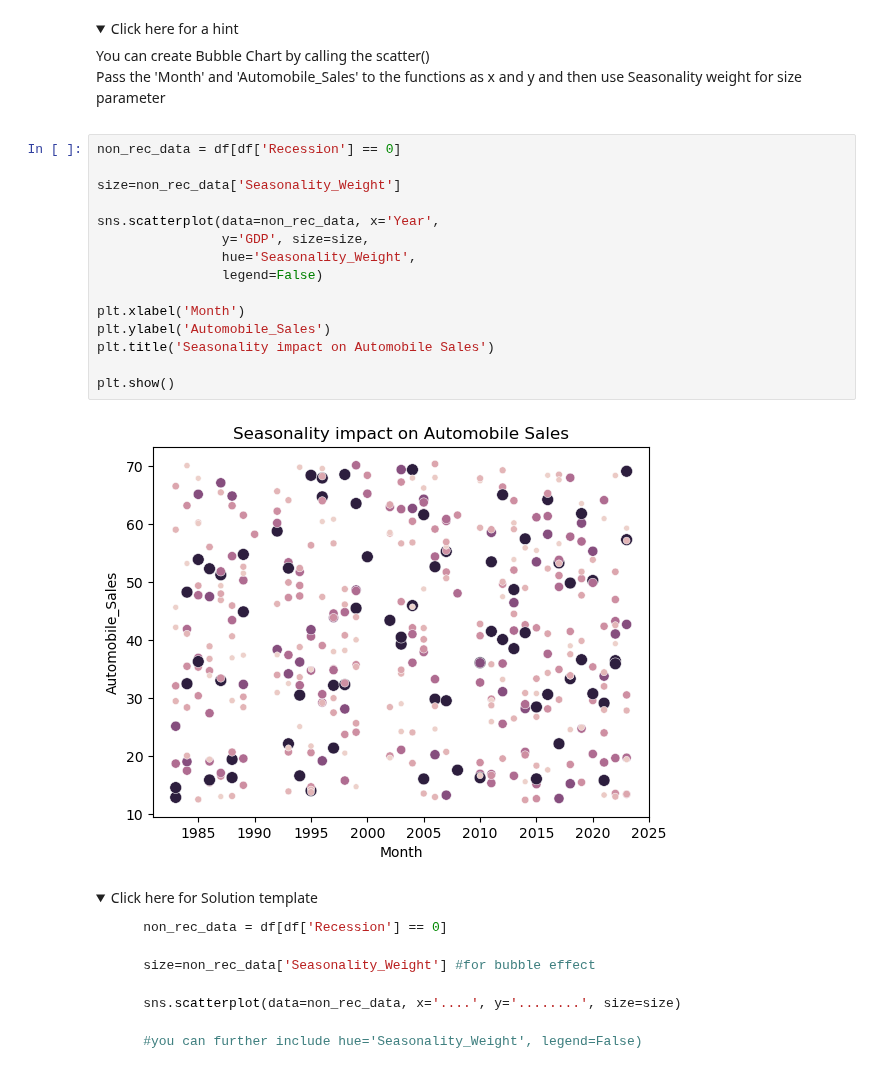
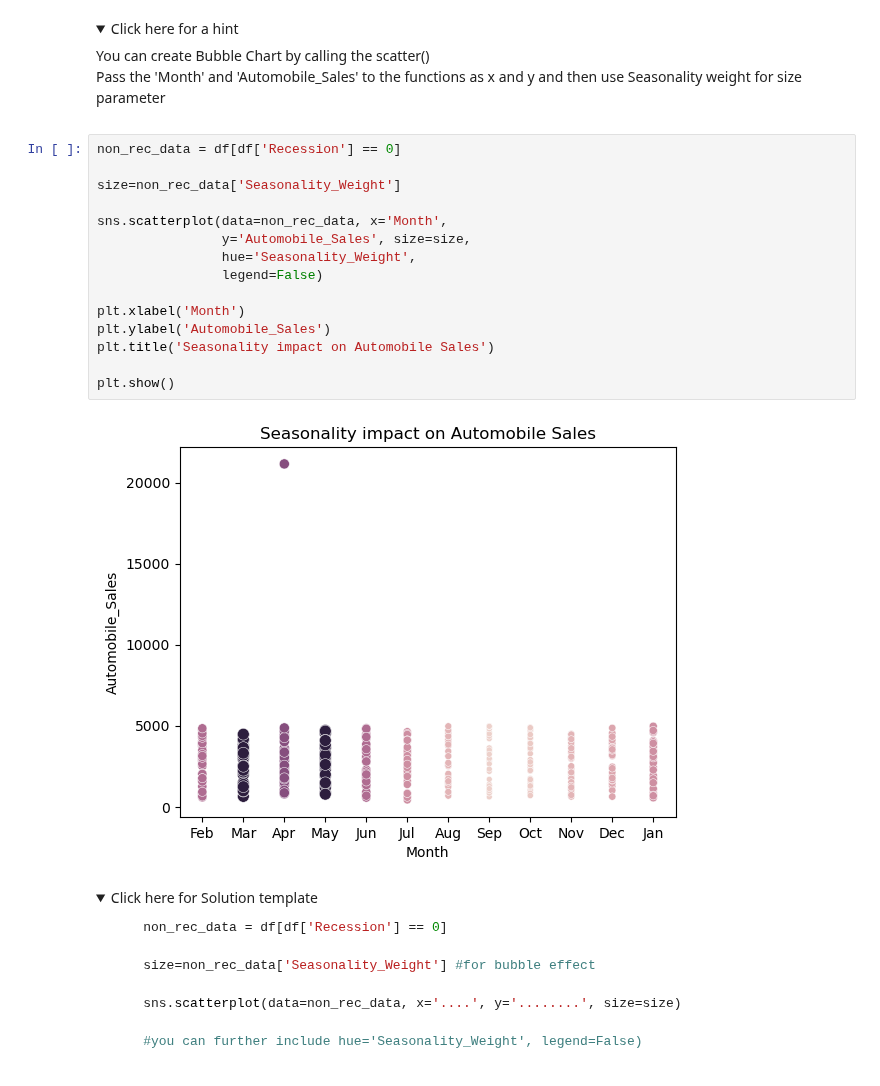
Before and after one commit to EIDSTER/coursera, a Jupyter notebook: DV0101EN-Exercise-Final-Assignment-Part-1-20230614-1686700800.jupyterlite.ipynb, the cells around one changed output. Drawn from its saved outputs; the diff is of its cells as text; folded sections open.

```diff
--- a/DV0101EN-Exercise-Final-Assignment-Part-1-20230614-1686700800.jupyterlite.ipynb
+++ b/DV0101EN-Exercise-Final-Assignment-Part-1-20230614-1686700800.jupyterlite.ipynb
@@ -543,20 +543,20 @@ Title this plot as 'Seasonality impact on Automobile Sales'
 # %%
 non_rec_data = df[df['Recession'] == 0]
 
 size=non_rec_data['Seasonality_Weight']
 
-sns.scatterplot(data=non_rec_data, x='Year',
-                y='GDP', size=size,
+sns.scatterplot(data=non_rec_data, x='Month',
+                y='Automobile_Sales', size=size,
                 hue='Seasonality_Weight',
                 legend=False)
 
 plt.xlabel('Month')
 plt.ylabel('Automobile_Sales')
 plt.title('Seasonality impact on Automobile Sales')
 
 plt.show()
 # %% [output]
-[figure, old version]
+[figure, new version]
 # %% [markdown]
 <details>
 <summary>Click here for Solution template</summary>
```
Also changed, not shown: parts of 2 cells of this notebook.
